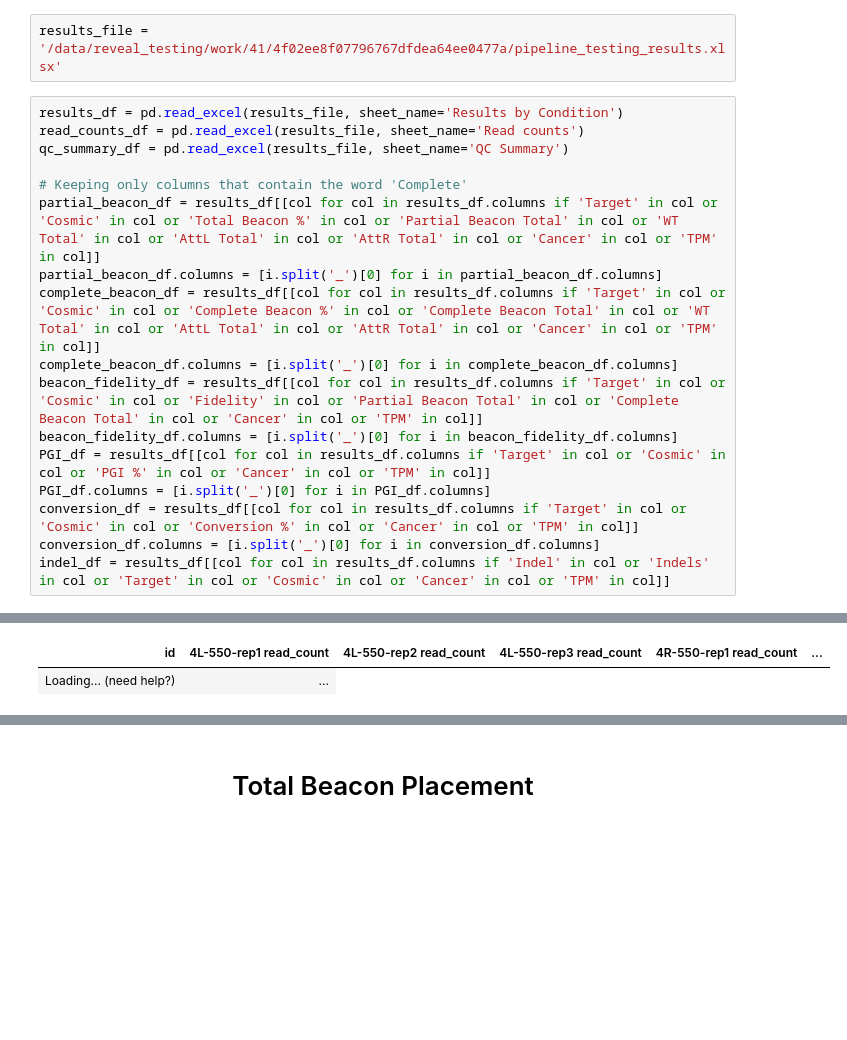
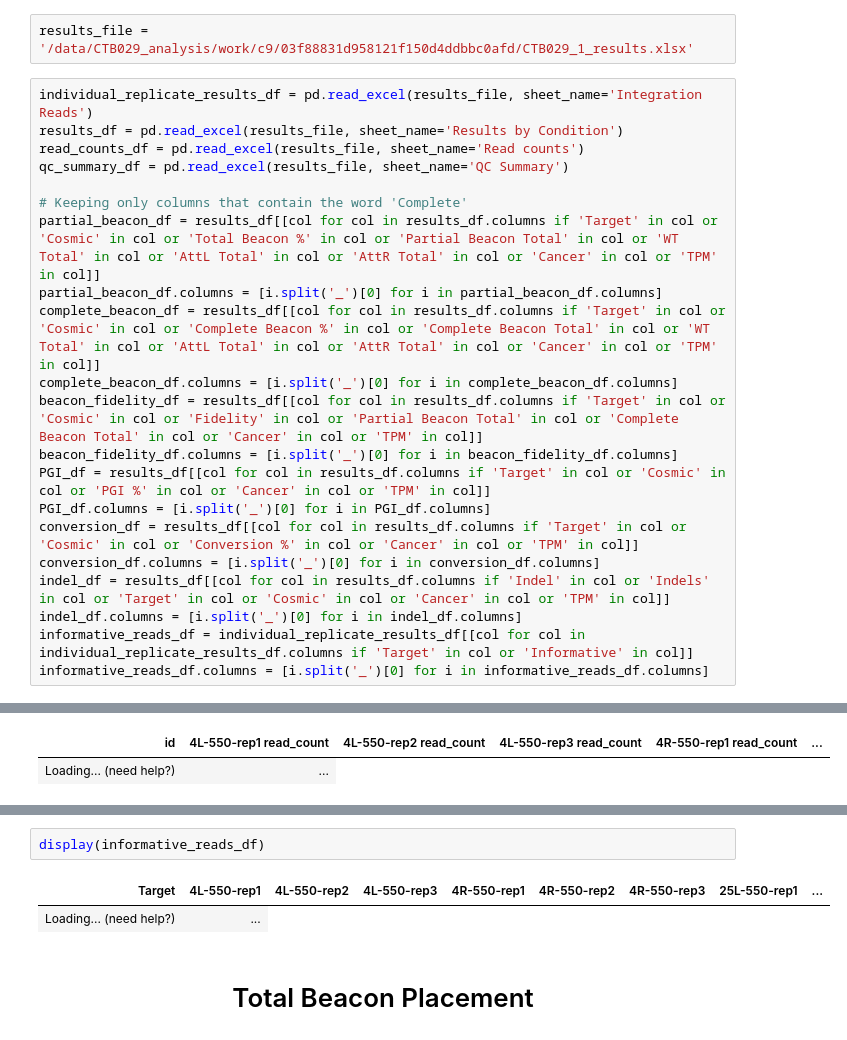
Before and after one commit to jessie-wangjie/tbREVEAL, a Jupyter notebook: bin/report_generation.ipynb, the cells around one changed output, grey strips where cells are left out. Saved outputs shown, nothing was run; the diff lists cells and outputs as text; blank space fills up the shorter version.

Commit message:
adds informative reads number to html report, report xlsx, and integration stats

```diff
--- a/bin/report_generation.ipynb
+++ b/bin/report_generation.ipynb
@@ -10,8 +8,9 @@ opt.maxBytes = 0
 [interactive output not drawn]
 [interactive output not drawn]
 # %%
-results_file = '/data/reveal_testing/work/41/4f02ee8f07796767dfdea64ee0477a/pipeline_testing_results.xlsx'
+results_file = '/data/CTB029_analysis/work/c9/03f88831d958121f150d4ddbbc0afd/CTB029_1_results.xlsx'
 # %%
+individual_replicate_results_df = pd.read_excel(results_file, sheet_name='Integration Reads')
 results_df = pd.read_excel(results_file, sheet_name='Results by Condition')
 read_counts_df = pd.read_excel(results_file, sheet_name='Read counts')
 qc_summary_df = pd.read_excel(results_file, sheet_name='QC Summary')
@@ -28,6 +27,9 @@ PGI_df.columns = [i.split('_')[0] for i in PGI_df.columns]
 conversion_df = results_df[[col for col in results_df.columns if 'Target' in col or 'Cosmic' in col or 'Conversion %' in col or 'Cancer' in col or 'TPM' in col]]
 conversion_df.columns = [i.split('_')[0] for i in conversion_df.columns]
 indel_df = results_df[[col for col in results_df.columns if 'Indel' in col or 'Indels' in col or 'Target' in col or 'Cosmic' in col or 'Cancer' in col or 'TPM' in col]]
+indel_df.columns = [i.split('_')[0] for i in indel_df.columns]
+informative_reads_df = individual_replicate_results_df[[col for col in individual_replicate_results_df.columns if 'Target' in col or 'Informative' in col]]
+informative_reads_df.columns = [i.split('_')[0] for i in informative_reads_df.columns]
 # %% [markdown]
 ## <h1><center>Read Statistics</center></h1>
 # %%
@@ -43,3 +50,8 @@ display(read_counts_df)
+# %%
+display(informative_reads_df)
+# %% [output]
+| Target | 4L-550-rep1 | 4L-550-rep2 | 4L-550-rep3 | 4R-550-rep1 | 4R-550-rep2 | 4R-550-rep3 | 25L-550-rep1 | ... |
+| Loading... (need help?) | ... |
 # %% [markdown]
 ## <h1><center>Total Beacon Placement</center></h1>
 # %%
```
Also changed, not shown: parts of 3 cells of this notebook, 4 other files.
